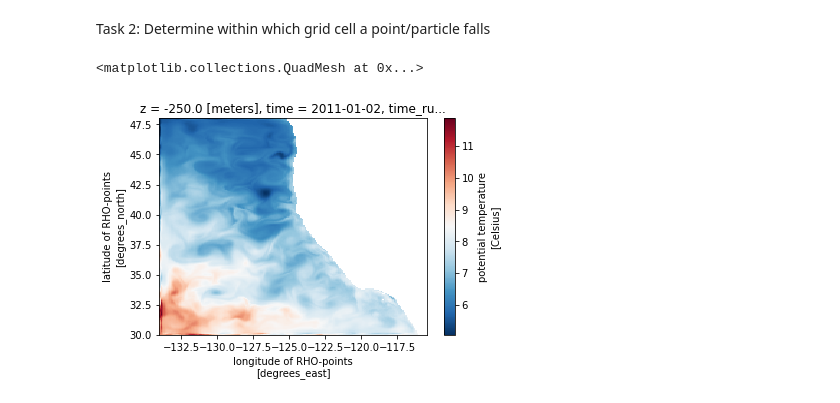
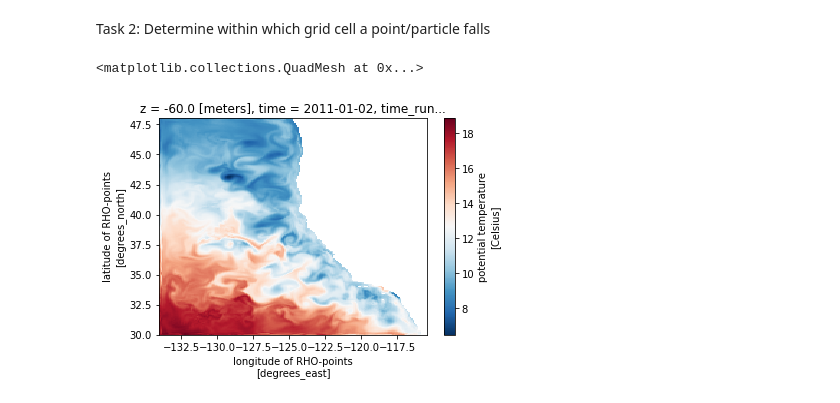
Before and after one commit to marisolgr/2022_SummerInternship_FarallonInstitute, a Jupyter notebook: particle_tracking/drafting.ipynb, the cells around one changed output. Drawn from its saved outputs; the diff is of its cells as text; code cells hidden in the pictures.

```diff
--- a/particle_tracking/drafting.ipynb
+++ b/particle_tracking/drafting.ipynb
@@ -38,7 +43,7 @@ Coordinates:
 # %% [markdown]
 Task 2: Determine within which grid cell a point/particle falls
 # %%
-ds.temp.isel(z=0, time=0).plot(x="lon_rho", y="lat_rho", cmap="RdBu_r")
+ds.temp.isel(z=5, time=0).plot(x="lon_rho", y="lat_rho", cmap="RdBu_r")
 # %% [output]
 <matplotlib.collections.QuadMesh at 0x...>
-[figure, old version]
+[figure, new version]
```
Also changed, not shown: parts of 2 cells of this notebook, 1 other file.
